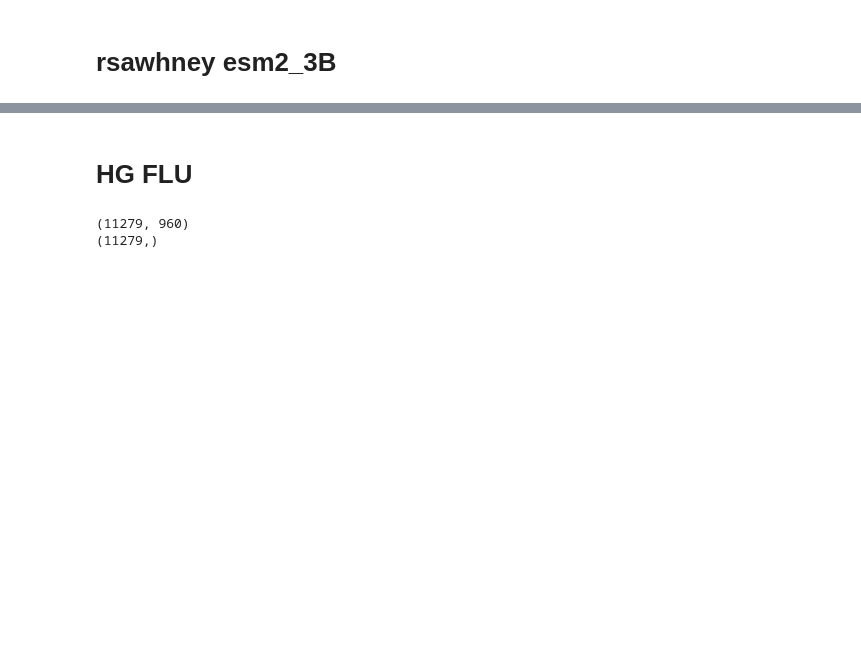
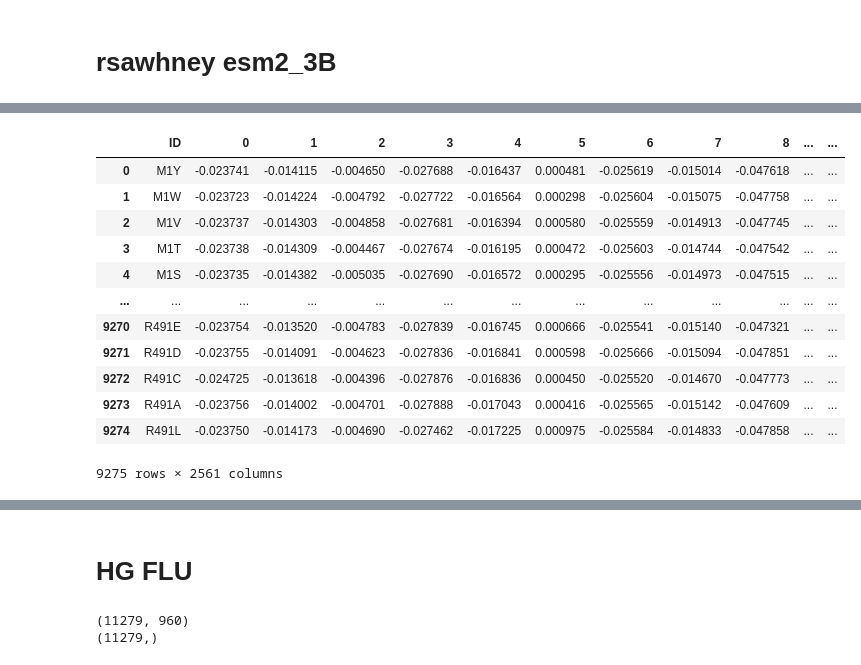
Before and after one commit to ziul-bio/DMS-SiteEffect-PLM, a Jupyter notebook: notebooks/ViCAM.ipynb, the cells around one changed output, grey strips where cells are left out. Cells and saved outputs as stored; diff of their text form; code cells hidden in the pictures; blank space fills up the shorter version.

```diff
--- a/notebooks/ViCAM.ipynb
+++ b/notebooks/ViCAM.ipynb
@@ -404,0 +445,19 @@ Results:  r2_train: 0.19, r2_test: 0.17, Num coefs: 31.40
+# %%
+embeddings = pd.DataFrame(torch.load('../embeddings/rsawhney_esm2_3B/viral/LASSA_GP_Carr_embeddings.pt')).T
+embeddings.reset_index(inplace=True)
+embeddings.rename(columns={"index": "ID"}, inplace=True)
+embeddings
+# %% [output]
+|  | ID | 0 | 1 | 2 | 3 | 4 | 5 | 6 | 7 | 8 | ... | ... |
+| 0 | M1Y | -0.023741 | -0.014115 | -0.004650 | -0.027688 | -0.016437 | 0.000481 | -0.025619 | -0.015014 | -0.047618 | ... | ... |
+| 1 | M1W | -0.023723 | -0.014224 | -0.004792 | -0.027722 | -0.016564 | 0.000298 | -0.025604 | -0.015075 | -0.047758 | ... | ... |
+| 2 | M1V | -0.023737 | -0.014303 | -0.004858 | -0.027681 | -0.016394 | 0.000580 | -0.025559 | -0.014913 | -0.047745 | ... | ... |
+| 3 | M1T | -0.023738 | -0.014309 | -0.004467 | -0.027674 | -0.016195 | 0.000472 | -0.025603 | -0.014744 | -0.047542 | ... | ... |
+| 4 | M1S | -0.023735 | -0.014382 | -0.005035 | -0.027690 | -0.016572 | 0.000295 | -0.025556 | -0.014973 | -0.047515 | ... | ... |
+| ... | ... | ... | ... | ... | ... | ... | ... | ... | ... | ... | ... | ... |
+| 9270 | R491E | -0.023754 | -0.013520 | -0.004783 | -0.027839 | -0.016745 | 0.000666 | -0.025541 | -0.015140 | -0.047321 | ... | ... |
+| 9271 | R491D | -0.023755 | -0.014091 | -0.004623 | -0.027836 | -0.016841 | 0.000598 | -0.025666 | -0.015094 | -0.047851 | ... | ... |
+| 9272 | R491C | -0.024725 | -0.013618 | -0.004396 | -0.027876 | -0.016836 | 0.000450 | -0.025520 | -0.014670 | -0.047773 | ... | ... |
+| 9273 | R491A | -0.023756 | -0.014002 | -0.004701 | -0.027888 | -0.017043 | 0.000416 | -0.025565 | -0.015142 | -0.047609 | ... | ... |
+| 9274 | R491L | -0.023750 | -0.014173 | -0.004690 | -0.027462 | -0.017225 | 0.000975 | -0.025584 | -0.014833 | -0.047858 | ... | ... |
+9275 rows × 2561 columns
```
Also changed, not shown: parts of 14 cells of this notebook, 6 other files.
